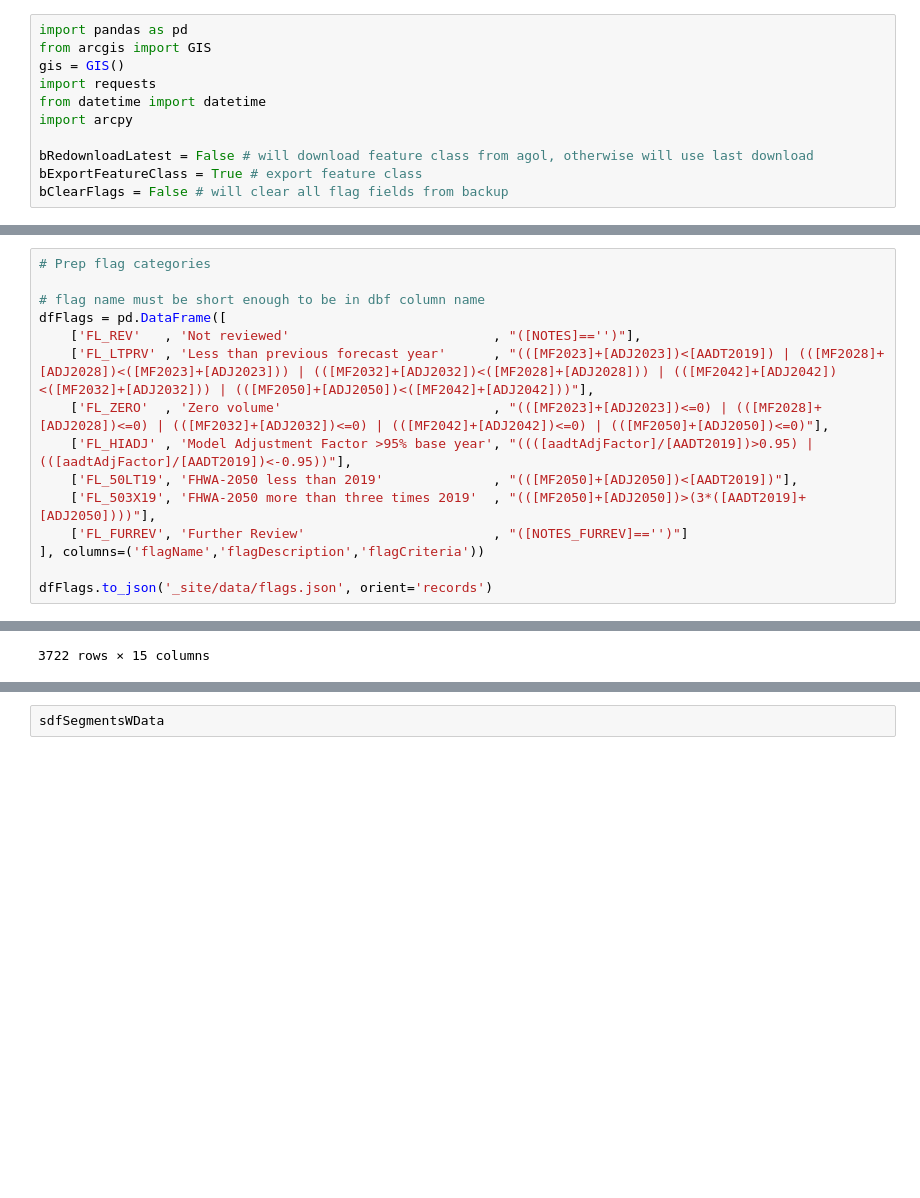
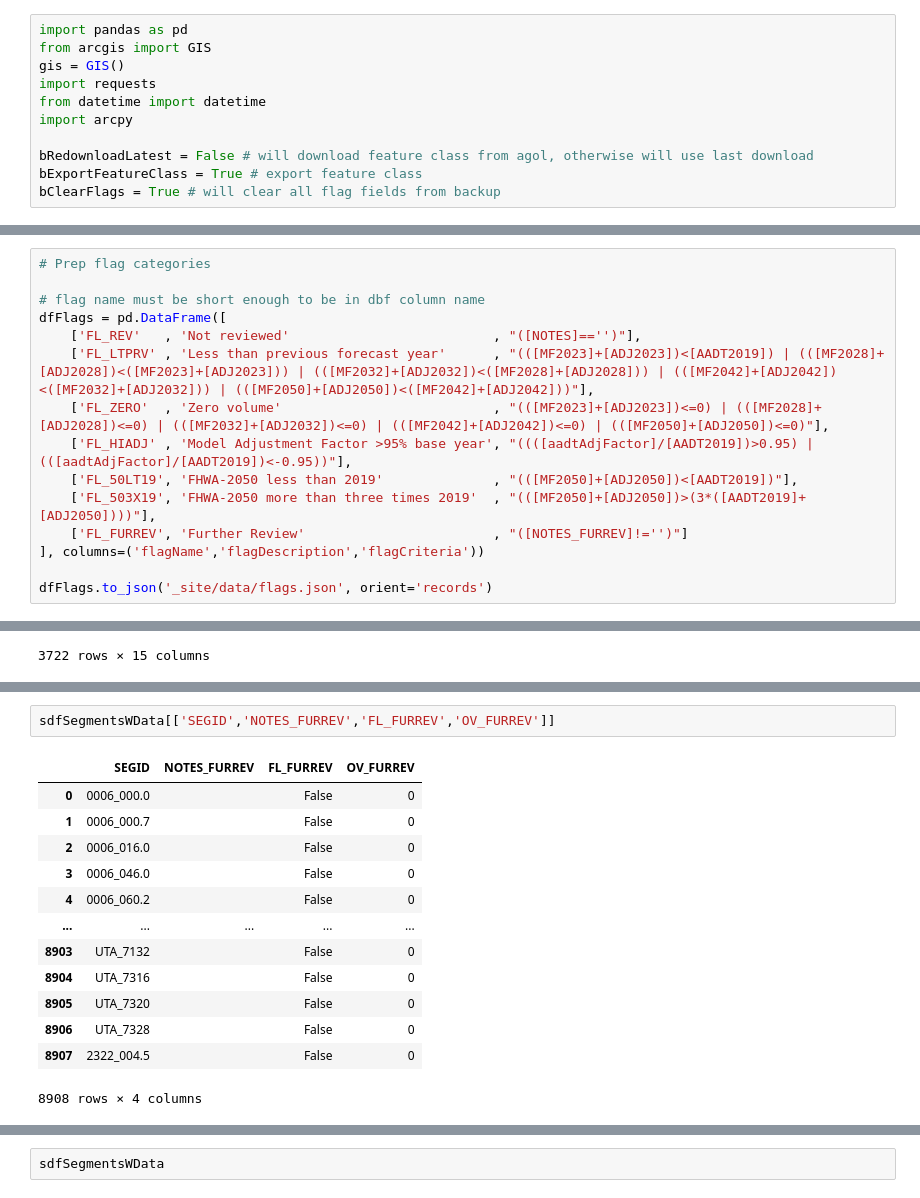
Before and after one commit to WFRCAnalytics/Traffic-Volume-Forecasts, a Jupyter notebook: 4-Prepare-Forecast-App-Data.ipynb, the cells around one changed output, grey strips where cells are left out. Drawn from its saved outputs; the diff is of its cells as text; blank space fills up the shorter version.

Commit message:
Fix flags

```diff
--- a/4-Prepare-Forecast-App-Data.ipynb
+++ b/4-Prepare-Forecast-App-Data.ipynb
@@ -8,7 +8,7 @@ import arcpy
 
 bRedownloadLatest = False # will download feature class from agol, otherwise will use last download
 bExportFeatureClass = True # export feature class
-bClearFlags = False # will clear all flag fields from backup
+bClearFlags = True # will clear all flag fields from backup
 # %%
 # convert csvs to jsons
 lstSegidFiles = ['aadt', 'linear-forecasts', 'model-forecasts', 'previous-forecasts']
@@ -37,7 +37,7 @@ dfFlags = pd.DataFrame([
     ['FL_HIADJ' , 'Model Adjustment Factor >95% base year', "((([aadtAdjFactor]/[AADT2019])>0.95) | (([aadtAdjFactor]/[AADT2019])<-0.95))"],
     ['FL_50LT19', 'FHWA-2050 less than 2019'              , "(([MF2050]+[ADJ2050])<[AADT2019])"],
     ['FL_503X19', 'FHWA-2050 more than three times 2019'  , "(([MF2050]+[ADJ2050])>(3*([AADT2019]+[ADJ2050])))"],
-    ['FL_FURREV', 'Further Review'                        , "([NOTES_FURREV]=='')"]
+    ['FL_FURREV', 'Further Review'                        , "([NOTES_FURREV]!='')"]
 ], columns=('flagName','flagDescription','flagCriteria'))
 
 dfFlags.to_json('_site/data/flags.json', orient='records')
@@ -365,6 +365,22 @@ _sdfWithLatest['FL_FURREV'] = (_sdfWithLatest['NOTES_FURREV']=='')
 | 8906 | UTA_7328 | 0.0 | 0.0 | 0.0 | 0.0 | 0.0 | 0.0 | 0.0 | 0.0 | 0.0 | ... |
 | 8907 | 2322_004.5 | 0.0 | 0.0 | 0.0 | 0.0 | 0.0 | 0.0 | 0.0 | 0.0 | 0.0 | ... |
 8908 rows × 42 columns
+# %%
+sdfSegmentsWData[['SEGID','NOTES_FURREV','FL_FURREV','OV_FURREV']]
+# %% [output]
+|  | SEGID | NOTES_FURREV | FL_FURREV | OV_FURREV |
+| 0 | 0006_000.0 |  | False | 0 |
+| 1 | 0006_000.7 |  | False | 0 |
+| 2 | 0006_016.0 |  | False | 0 |
+| 3 | 0006_046.0 |  | False | 0 |
+| 4 | 0006_060.2 |  | False | 0 |
+| ... | ... | ... | ... | ... |
+| 8903 | UTA_7132 |  | False | 0 |
+| 8904 | UTA_7316 |  | False | 0 |
+| 8905 | UTA_7320 |  | False | 0 |
+| 8906 | UTA_7328 |  | False | 0 |
+| 8907 | 2322_004.5 |  | False | 0 |
+8908 rows × 4 columns
 # %%
 # export
 #if bShapefileExport: #sdfSegmentsWData.spatial.to_featureclass('results/ForecastSegments/ForecastSegments.shp',sanitize_columns=False)
```
Also changed, not shown: parts of 4 cells of this notebook, 52 other files.
